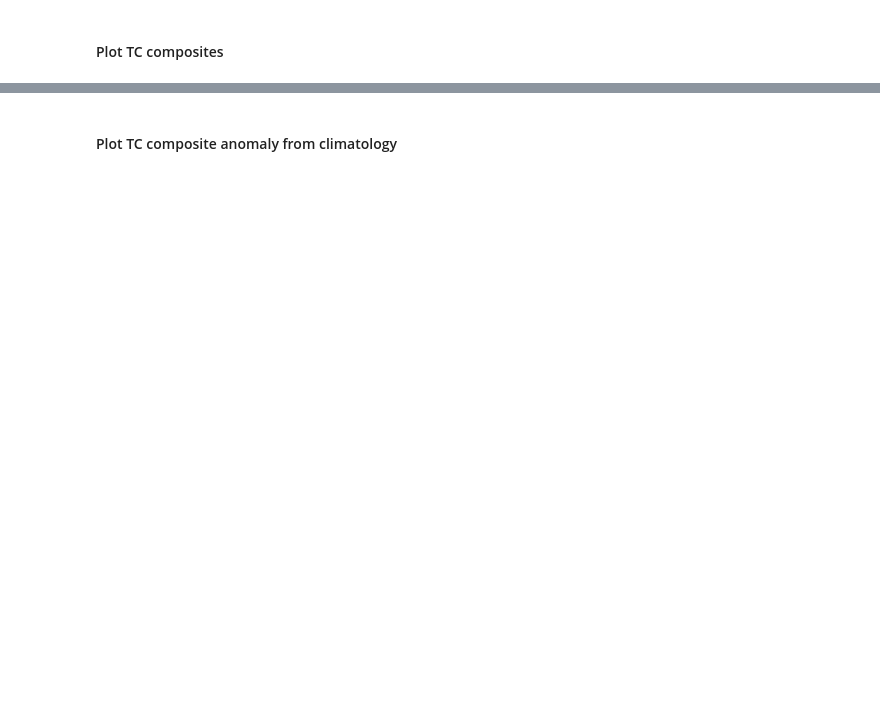
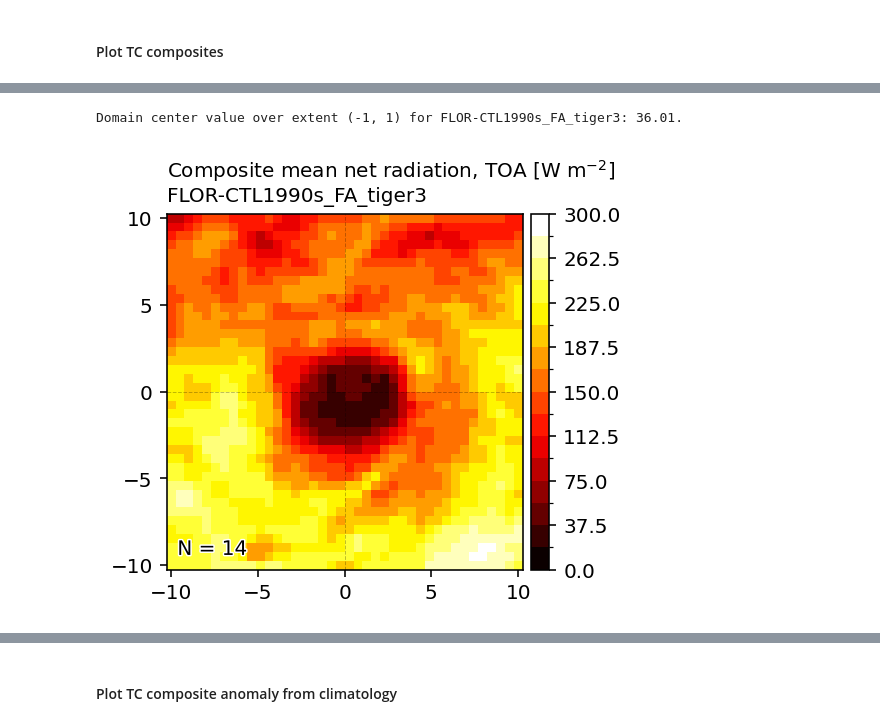
Before and after one commit to mr-gabrielrios/research, a Jupyter notebook: scripts/TC_composites.ipynb, the cells around one changed output, grey strips where cells are left out. Saved outputs shown, nothing was run; the diff lists cells and outputs as text; code cells hidden in the pictures; blank space fills up the shorter version.

```diff
--- a/scripts/TC_composites.ipynb
+++ b/scripts/TC_composites.ipynb
@@ -469,6 +637,7 @@ def main(compositing_mode: str,
          experiment_name: str,
          year_range: tuple[int|float, int|float],
          field_name: str,
+         basin_name: str='global',
          number_of_offset_hours: int=0,
          sampling_reference_point: str='LMI',
          intensity_parameter: str='min_slp',
@@ -485,6 +654,7 @@ def main(compositing_mode: str,
                                                      experiment_name,
                                                      year_range,
                                                      field_name,
+                                                     basin_name,
                                                      number_of_offset_hours,
                                                      sampling_reference_point=sampling_reference_point,
                                                      intensity_parameter=intensity_parameter,
@@ -499,6 +669,7 @@ def main(compositing_mode: str,
                                                         experiment_name,
                                                         year_range,
                                                         field_name,
+                                                        basin_name,
                                                         number_of_offset_hours,
                                                         sampling_reference_point=sampling_reference_point,
                                                         intensity_parameter=intensity_parameter,
@@ -699,23 +862,26 @@ KeyError: "No variable named 'swup_toa'. Variables on the dataset include ['prec
 # %% [markdown]
 #### Plot TC composites
 # %%
-configurations = [('FLOR', 'CTL1990s_FA_tiger3'),
-                  ('FLOR', 'CTL1990s_swishe_FA_tiger3')]
+intensity_parameter, intensity_range = 'min_slp', (0, 950)
+field_name = 'netrad_toa'
+basin_name = 'global'
 
-year_range = (1901, 1905)
-intensity_parameter, intensity_range = 'min_slp', (0, np.inf)
-field_name = 'WVP'
+configurations = {'FLOR': {'experiment_name': 'CTL1990s_FA_tiger3',
+                           'year_range': (1901, 1925)}}
 
 compositing_mode = 'TC'
 
 composite_TC_samples = {}
-for configuration in configurations:
-    model_name, experiment_name = configuration
+for model_name in configurations.keys():
+    experiment_name = configurations[model_name]['experiment_name']
+    year_range = configurations[model_name]['year_range']
+    print(f'Processing composites for {model_name}, {experiment_name} over years {year_range}...')
     composite_TC_samples[f'{model_name}-{experiment_name}'] = main(compositing_mode,
-                                                                     model_name,
-                                                                     experiment_name,
-                                                                     year_range,
-                                                                     field_name,
-                                                                     intensity_parameter=intensity_parameter,
-                                                                     intensity_range=intensity_range,
-                                                                     parallel=True)
+                                                                   model_name,
+                                                                   experiment_name,
+                                                                   year_range,
+                                                                   field_name,
+                                                                   basin_name=basin_name,
+                                                                   intensity_parameter=intensity_parameter,
+                                                                   intensity_range=intensity_range,
+                                                                   parallel=True)
@@ -726,0 +905,8 @@ plot_composite(composite_TC_samples,
+# %%
+plot_composite(composite_TC_samples,
+               configurations=None,
+               get_difference=False,
+               plotting_method='pcolormesh')
+# %% [output]
+Domain center value over extent (-1, 1) for FLOR-CTL1990s_FA_tiger3: 36.01.
+[figure, added]
```
Also changed, not shown: parts of 27 cells of this notebook.
